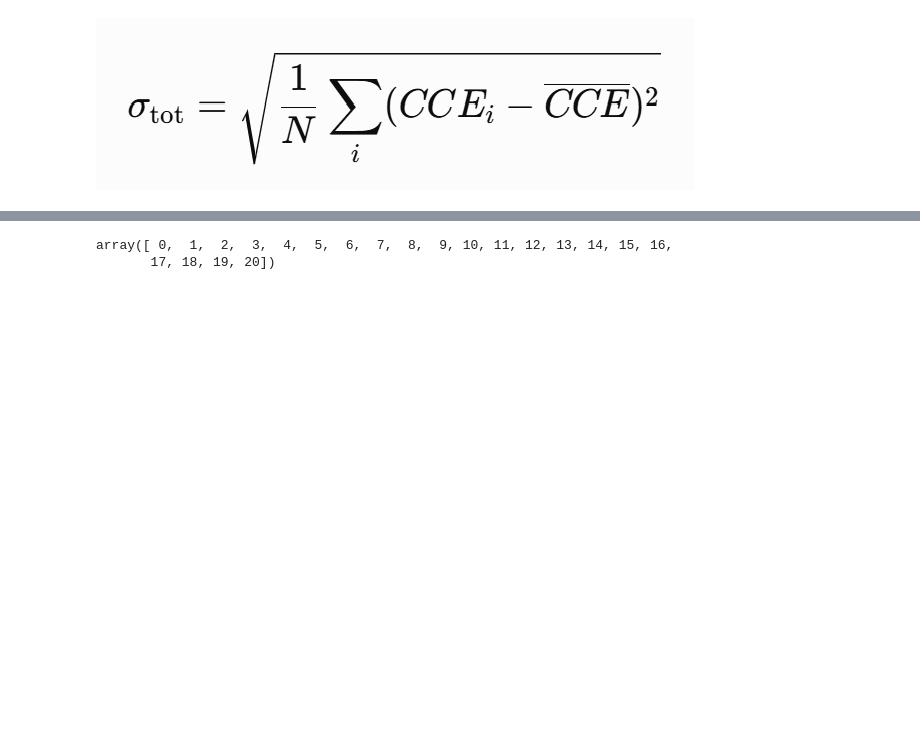
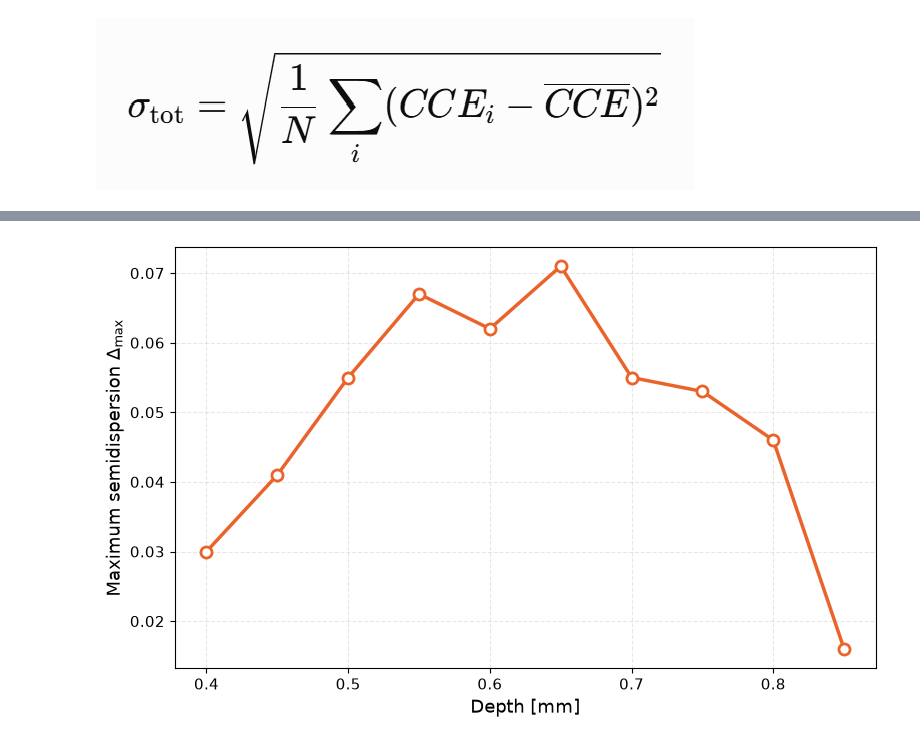
Before and after one commit to RitaF00/Charge-Trapping-Model-in-python, a Jupyter notebook: CCE/Li_grid/check_CCE_library.ipynb, the cells around one changed output, grey strips where cells are left out. Cells and saved outputs as stored; diff of their text form; code cells hidden in the pictures; blank space fills up the shorter version.

```diff
--- a/CCE/Li_grid/check_CCE_library.ipynb
+++ b/CCE/Li_grid/check_CCE_library.ipynb
@@ -364,5 +520,74 @@ plt.show()
 # %%
-np.arange(0,21,1)
+
+
+# ==========================================
+# ARRAY
+# ==========================================
+
+CCE_width = np.array(CCE_width)
+
+# profondità corrispondenti
+depth = x[depth_indices] * 10
+
+
+# ==========================================
+# GRAFICO SEMIDISPERSIONE
+# ==========================================
+
+cmap = plt.colormaps["inferno"]
+line_color = cmap(0.65)
+
+plt.figure(figsize=(8, 5))
+
+plt.plot(
+    depth,
+    CCE_width,
+    color=line_color,
+    linewidth=2.5,
+    marker="o",
+    markersize=8,
+    markerfacecolor="white",
+    markeredgewidth=2,
+    markeredgecolor=line_color
+)
+
+
+# ==========================================
+# VALORI DELLA MEDIA SOPRA I PUNTI
+# ==========================================
+
+for i, (xi, yi) in enumerate(zip(depth, CCE_width)):
+
+    ax.text(
+        xi,
+        yi * 1.08,
+        f"{CCE_mean[depth_indices[i]]:.3f}",
+        ha="center",
+        va="bottom",
+        fontsize=9
+    )
+
+
+
+
+plt.xlabel("Depth [mm]", fontsize=13)
+
+plt.ylabel(
+    r"Maximum semidispersion $\Delta_{\mathrm{max}}$",
+    fontsize=13
+)
+
+plt.grid(
+    alpha=0.3,
+    linestyle="--"
+)
+
+plt.tick_params(
+    labelsize=11
+)
+
+plt.tight_layout()
+
+plt.show()
 # %% [output]
-array([ 0,  1,  2,  3,  4,  5,  6,  7,  8,  9, 10, 11, 12, 13, 14, 15, 16,
-       17, 18, 19, 20])
+[figure, added]
```
Also changed, not shown: parts of 28 cells of this notebook, 21 other files.
